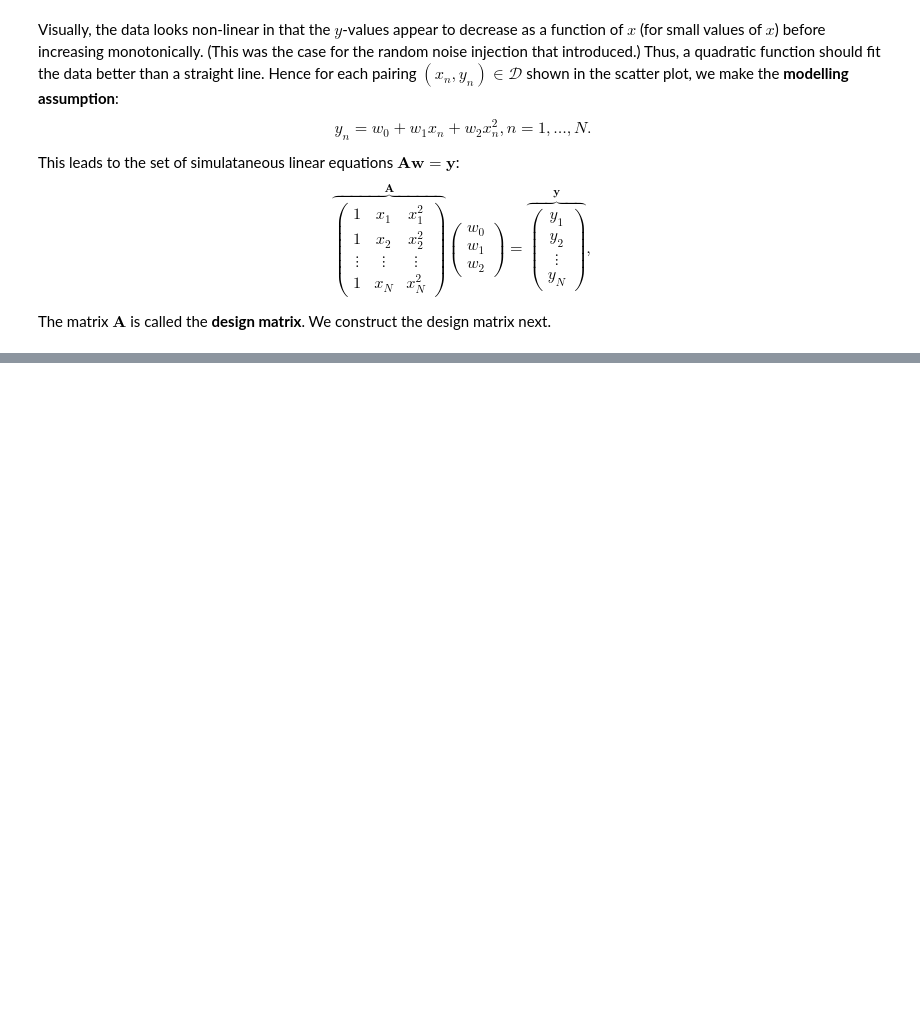
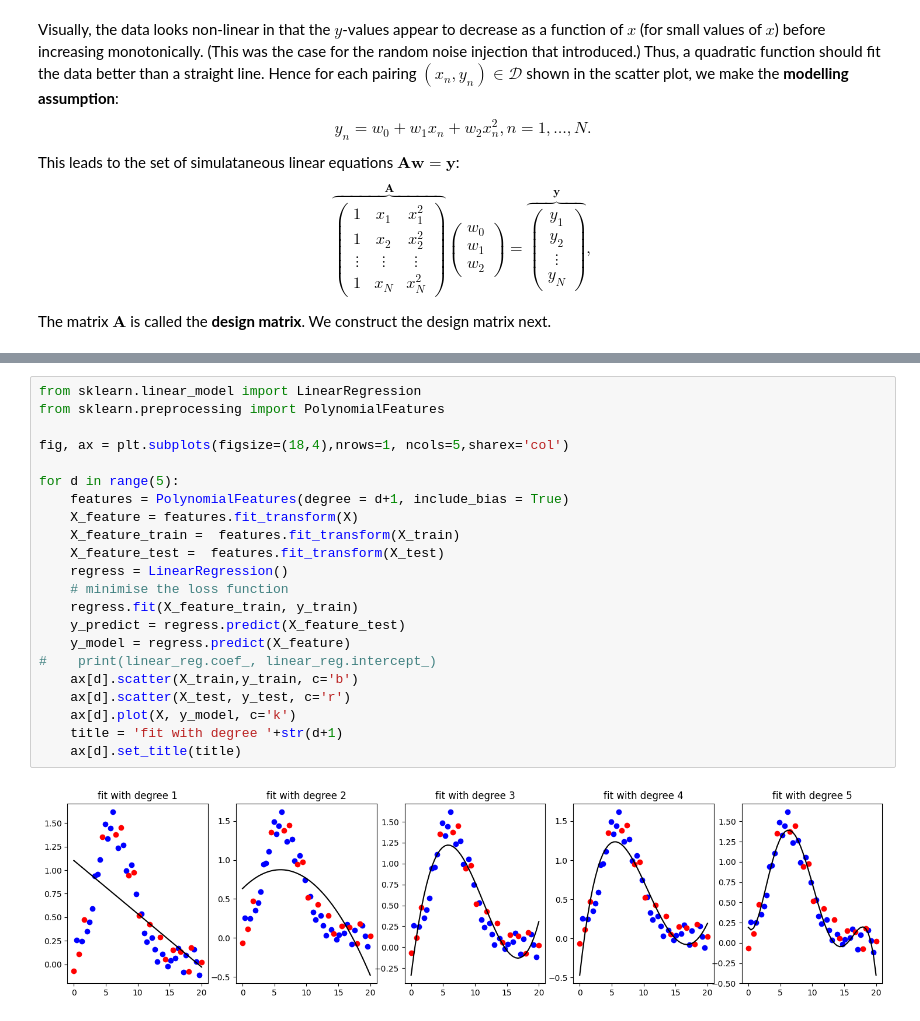
Before and after one commit to mjjackey/ML_Lab_Soton, a Jupyter notebook: ML_Lab1_Scikit_Learn.ipynb, the cells around one changed output, grey strips where cells are left out. Cells and saved outputs as stored; diff of their text form; blank space fills up the shorter version.

```diff
--- a/ML_Lab1_Scikit_Learn.ipynb
+++ b/ML_Lab1_Scikit_Learn.ipynb
@@ -228,0 +269,24 @@ The matrix $\mathbf{A}$ is called the **design matrix**. We construct the design
+# %%
+from sklearn.linear_model import LinearRegression
+from sklearn.preprocessing import PolynomialFeatures
+
+fig, ax = plt.subplots(figsize=(18,4),nrows=1, ncols=5,sharex='col')
+
+for d in range(5):
+    features = PolynomialFeatures(degree = d+1, include_bias = True)
+    X_feature = features.fit_transform(X)
+    X_feature_train =  features.fit_transform(X_train)
+    X_feature_test =  features.fit_transform(X_test)
+    regress = LinearRegression()
+    # minimise the loss function
+    regress.fit(X_feature_train, y_train)
+    y_predict = regress.predict(X_feature_test)
+    y_model = regress.predict(X_feature)
+#    print(linear_reg.coef_, linear_reg.intercept_)
+    ax[d].scatter(X_train,y_train, c='b')
+    ax[d].scatter(X_test, y_test, c='r')
+    ax[d].plot(X, y_model, c='k')
+    title = 'fit with degree '+str(d+1)
+    ax[d].set_title(title)
+# %% [output]
+[figure, added]
```
Also changed, not shown: parts of 19 cells of this notebook, 1 other file.
